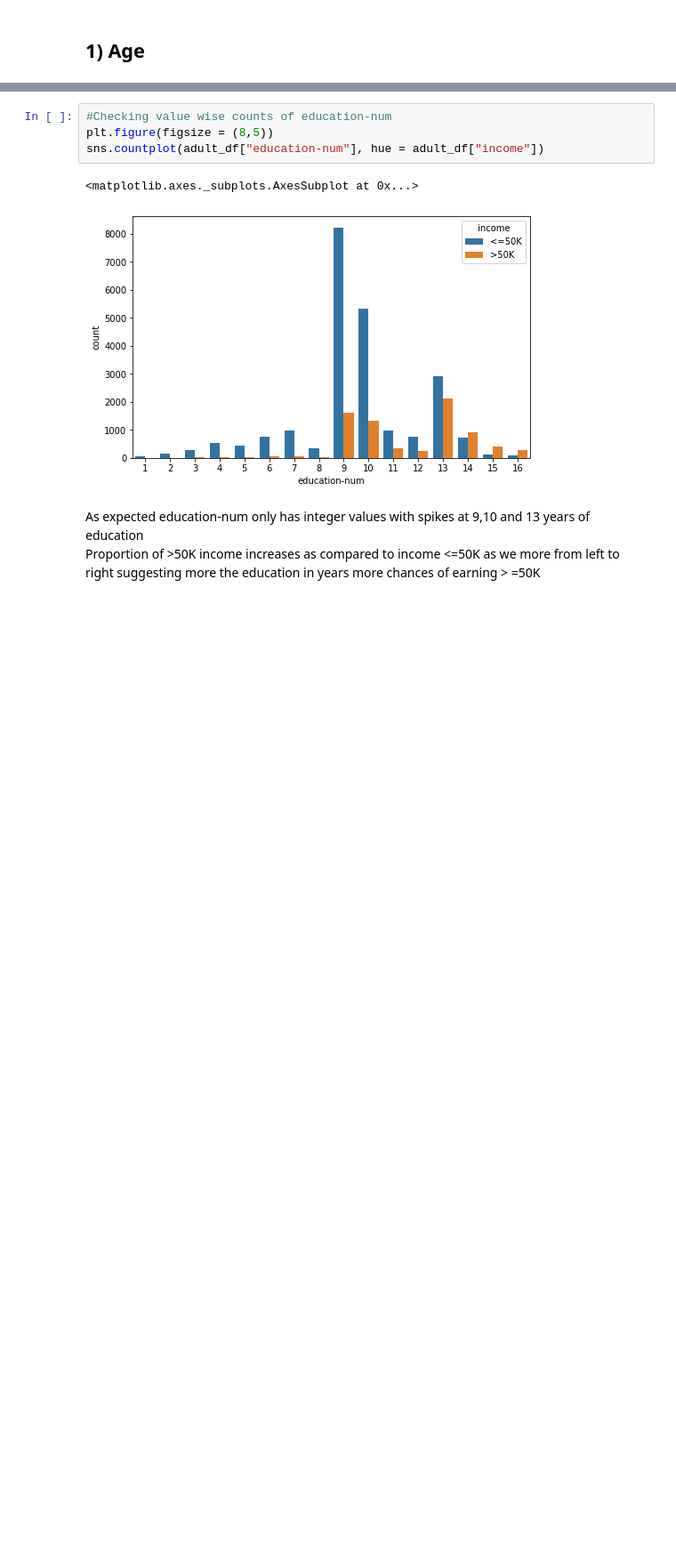
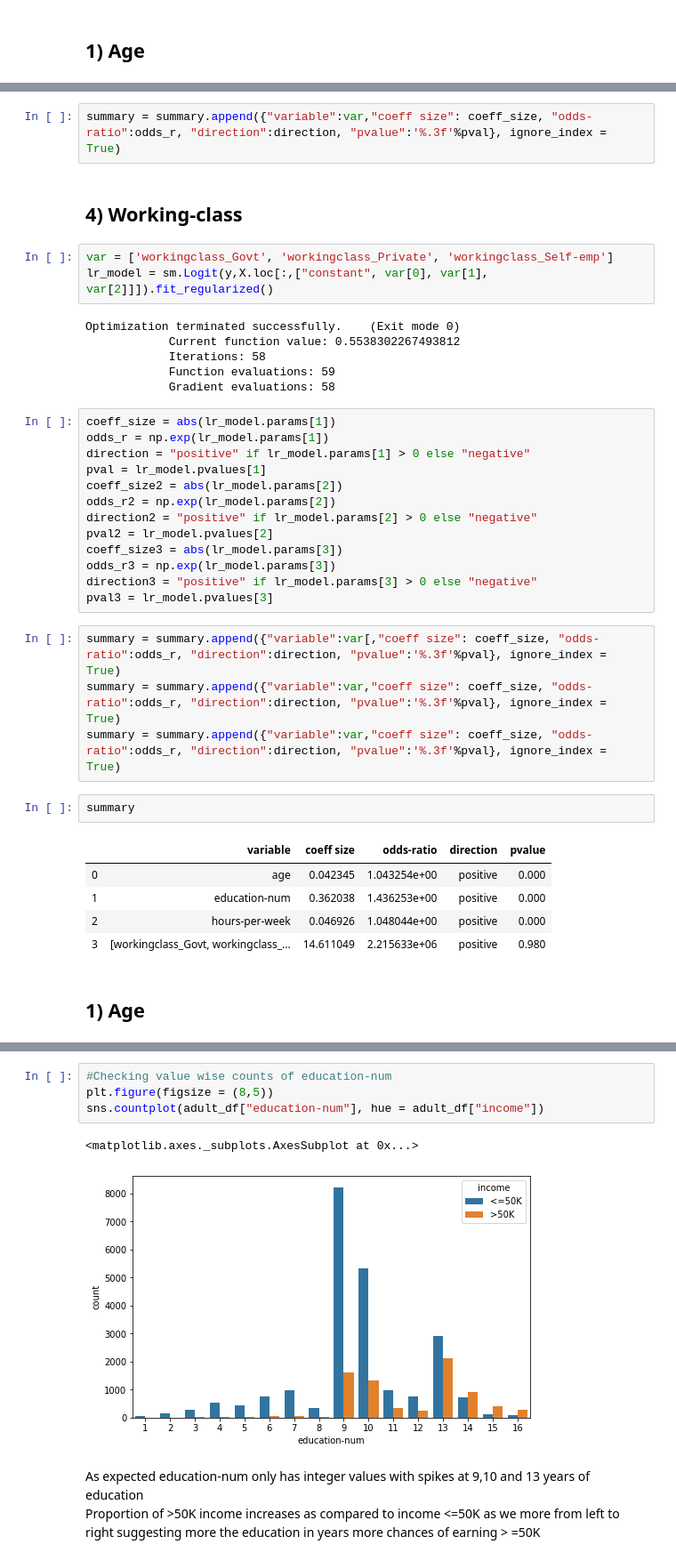
Before and after one commit to Onk24/Census_Income, a Jupyter notebook: Census_income.ipynb, the cells around one changed output, grey strips where cells are left out. Shown at 89% size. Cells and saved outputs as stored; diff of their text form; blank space fills up the shorter version.

```diff
--- a/Census_income.ipynb
+++ b/Census_income.ipynb
@@ -398,0 +506,40 @@ X.insert(0,'constant',1)
+# %%
+summary = summary.append({"variable":var,"coeff size": coeff_size, "odds-ratio":odds_r, "direction":direction, "pvalue":'%.3f'%pval}, ignore_index = True)
+# %% [markdown]
+## 4) Working-class
+# %%
+var = ['workingclass_Govt', 'workingclass_Private', 'workingclass_Self-emp']
+lr_model = sm.Logit(y,X.loc[:,["constant", var[0], var[1], var[2]]]).fit_regularized()
+# %% [output]
+Optimization terminated successfully.    (Exit mode 0)
+            Current function value: 0.5538302267493812
+            Iterations: 58
+            Function evaluations: 59
+            Gradient evaluations: 58
+# %%
+coeff_size = abs(lr_model.params[1])
+odds_r = np.exp(lr_model.params[1])
+direction = "positive" if lr_model.params[1] > 0 else "negative"
+pval = lr_model.pvalues[1]
+coeff_size2 = abs(lr_model.params[2])
+odds_r2 = np.exp(lr_model.params[2])
+direction2 = "positive" if lr_model.params[2] > 0 else "negative"
+pval2 = lr_model.pvalues[2]
+coeff_size3 = abs(lr_model.params[3])
+odds_r3 = np.exp(lr_model.params[3])
+direction3 = "positive" if lr_model.params[3] > 0 else "negative"
+pval3 = lr_model.pvalues[3]
+# %%
+summary = summary.append({"variable":var[,"coeff size": coeff_size, "odds-ratio":odds_r, "direction":direction, "pvalue":'%.3f'%pval}, ignore_index = True)
+summary = summary.append({"variable":var,"coeff size": coeff_size, "odds-ratio":odds_r, "direction":direction, "pvalue":'%.3f'%pval}, ignore_index = True)
+summary = summary.append({"variable":var,"coeff size": coeff_size, "odds-ratio":odds_r, "direction":direction, "pvalue":'%.3f'%pval}, ignore_index = True)
+# %%
+summary
+# %% [output]
+|  | variable | coeff size | odds-ratio | direction | pvalue |
+| 0 | age | 0.042345 | 1.043254e+00 | positive | 0.000 |
+| 1 | education-num | 0.362038 | 1.436253e+00 | positive | 0.000 |
+| 2 | hours-per-week | 0.046926 | 1.048044e+00 | positive | 0.000 |
+| 3 | [workingclass_Govt, workingclass_... | 14.611049 | 2.215633e+06 | positive | 0.980 |
+# %% [markdown]
+## 1) Age
```
Also changed, not shown: parts of 55 cells of this notebook.
